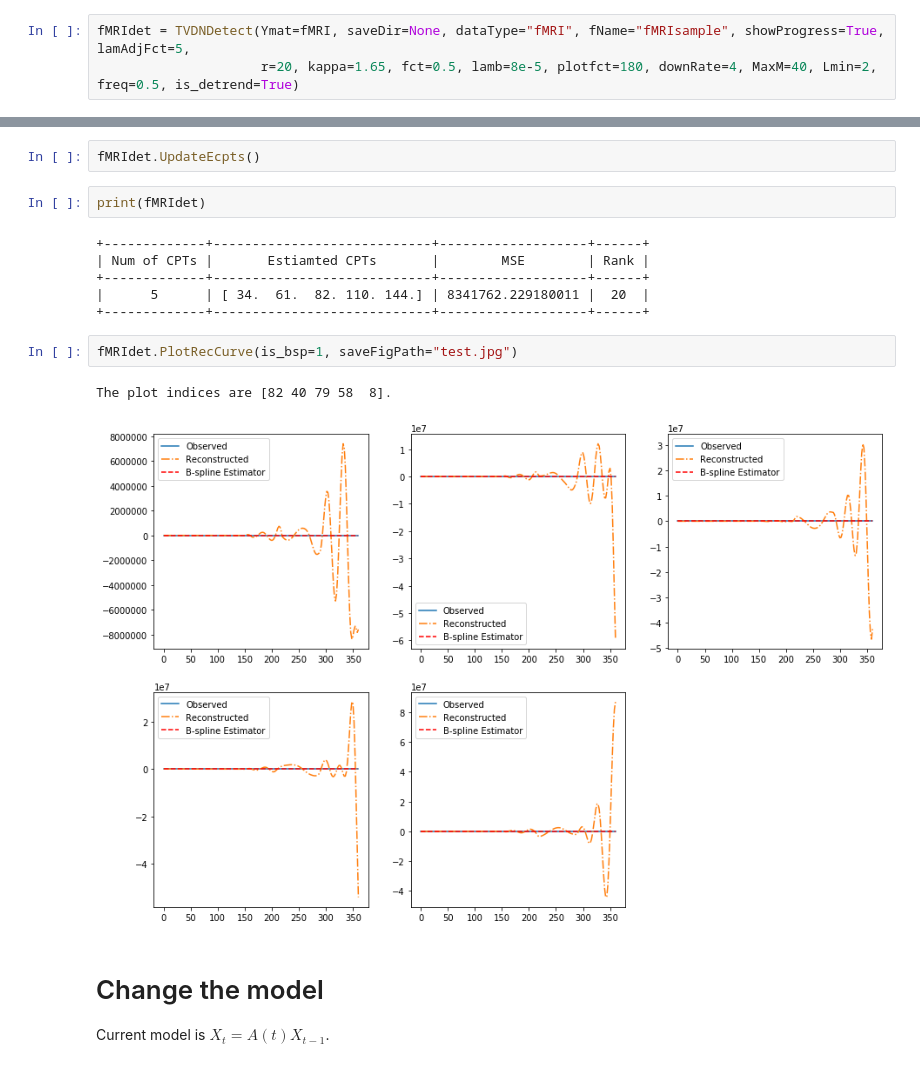
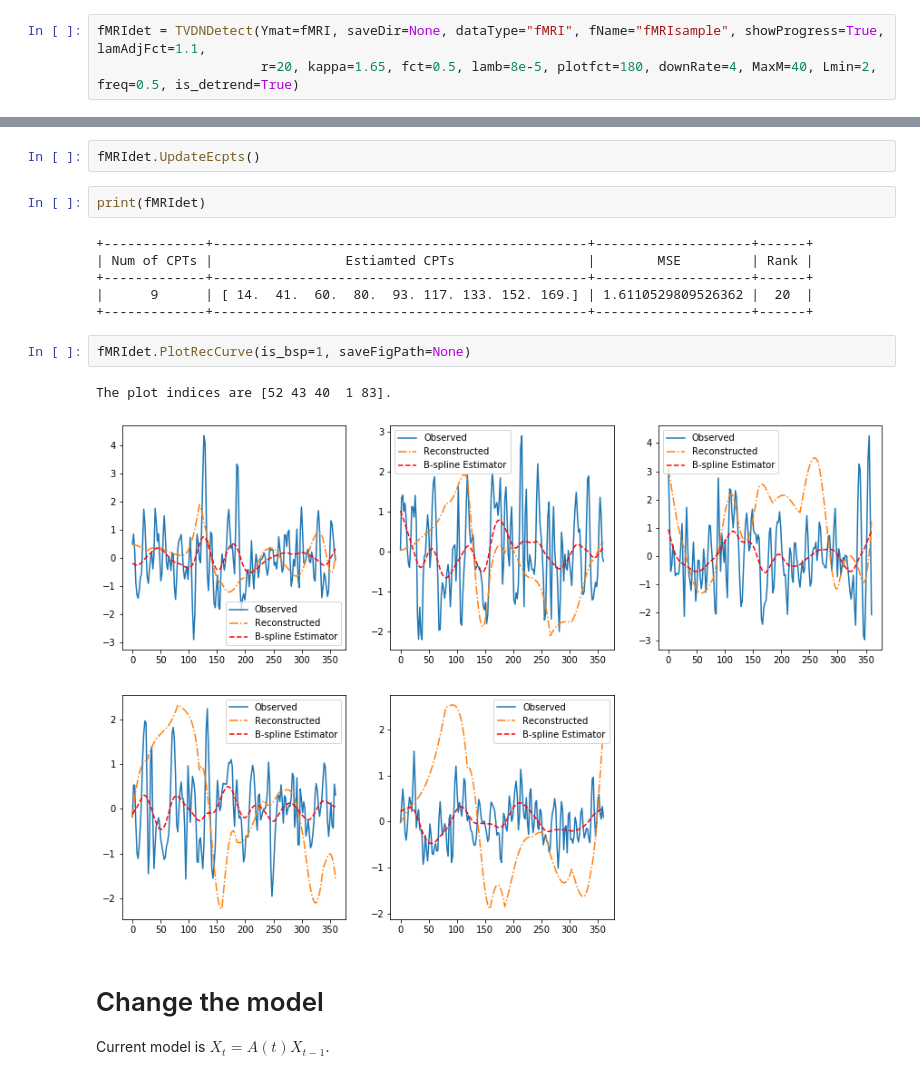
Before and after one commit to JINhuaqing/TVDN-simu, a Jupyter notebook: realdata/fMRImodel.ipynb, the cells around one changed output, grey strips where cells are left out. Cells and saved outputs as stored; diff of their text form.

```diff
--- a/realdata/fMRImodel.ipynb
+++ b/realdata/fMRImodel.ipynb
@@ -648,5 +650,5 @@ fMRI = fMRIs[0, 9]["fMRI"][:90, :]
 # %%
-fMRIdet = TVDNDetect(Ymat=fMRI, saveDir=None, dataType="fMRI", fName="fMRIsample", showProgress=True, lamAdjFct=5,
+fMRIdet = TVDNDetect(Ymat=fMRI, saveDir=None, dataType="fMRI", fName="fMRIsample", showProgress=True, lamAdjFct=1.1,
                      r=20, kappa=1.65, fct=0.5, lamb=8e-5, plotfct=180, downRate=4, MaxM=40, Lmin=2, freq=0.5, is_detrend=True)
 # %% [output]
 The parameters for detection are:
@@ -677,16 +679,16 @@ fMRIdet.UpdateEcpts()
 # %%
 print(fMRIdet)
 # %% [output]
-+-------------+----------------------------+-------------------+------+
-| Num of CPTs |       Estiamted CPTs       |        MSE        | Rank |
-+-------------+----------------------------+-------------------+------+
-|      5      | [ 34.  61.  82. 110. 144.] | 8341762.229180011 |  20  |
-+-------------+----------------------------+-------------------+------+
++-------------+------------------------------------------------+--------------------+------+
+| Num of CPTs |                 Estiamted CPTs                 |        MSE         | Rank |
++-------------+------------------------------------------------+--------------------+------+
+|      9      | [ 14.  41.  60.  80.  93. 117. 133. 152. 169.] | 1.6110529809526362 |  20  |
++-------------+------------------------------------------------+--------------------+------+
 # %%
-fMRIdet.PlotRecCurve(is_bsp=1, saveFigPath="test.jpg")
+fMRIdet.PlotRecCurve(is_bsp=1, saveFigPath=None)
 # %% [output]
-The plot indices are [82 40 79 58  8].
+The plot indices are [52 43 40  1 83].
-[figure, old version]
+[figure, new version]
 # %% [markdown]
 # Change the model
 
```
Also changed, not shown: parts of 1 cell of this notebook.
